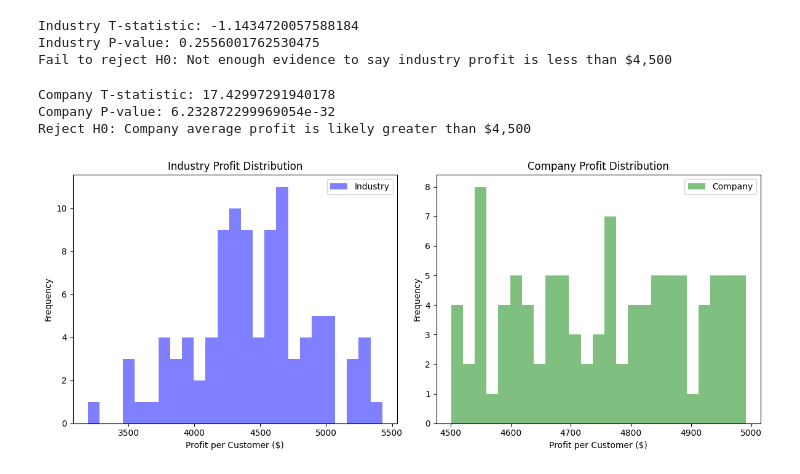
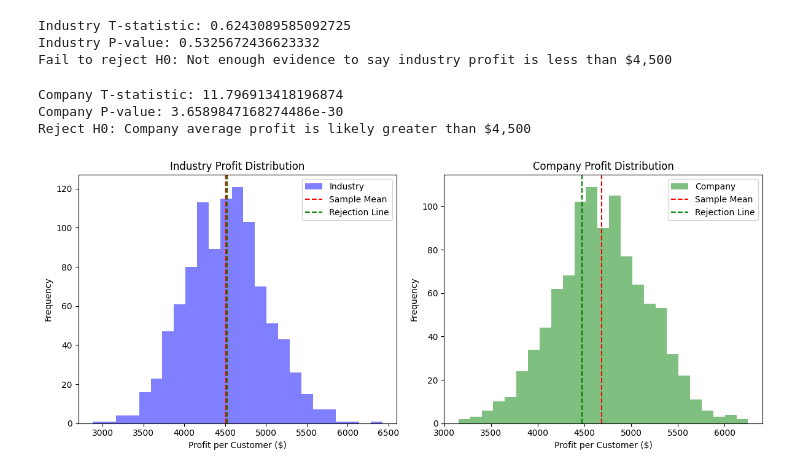
Before and after one commit to drpafowler/Module-4, a Jupyter notebook: hypothesitest.ipynb, the cells around one changed output. Cells and saved outputs as stored; diff of their text form; code cells hidden in the pictures.

Commit message:
better plots

```diff
--- a/hypothesitest.ipynb
+++ b/hypothesitest.ipynb
@@ -8,12 +8,12 @@ dont_panic = 42
 
 # Industry Data normally distributed with mean 4500 and standard deviation 500
 np.random.seed(dont_panic)
-industry_profit = np.random.normal(4500, 500, 100)
+industry_profit = np.random.normal(4500, 500, 1000)
 industry_mean = np.mean(industry_profit)
 
-# Company Data randomly generated between 4500 and 5000
-np.random.seed(dont_panic)
-company_profit = np.random.randint(4500, 5000, 100)
+# Company Data normally distributed with mean 4700 and standard deviation 500
+np.random.seed(dont_panic+3)
+company_profit = np.random.normal(4700, 500, 1000)
 company_mean = np.mean(company_profit)
 # %%
 # --- Hypothesis Test 1: Industry Claim ---
@@ -30,8 +30,8 @@ if p_value/2 < alpha:  # Divide p_value by 2 for a one-tailed test
 else:
     print("Fail to reject H0: Not enough evidence to say industry profit is less than $4,500")
 # %% [output]
-Industry T-statistic: -1.1434720057588184
-Industry P-value: 0.2556001762530475
+Industry T-statistic: 0.6243089585092725
+Industry P-value: 0.5325672436623332
 Fail to reject H0: Not enough evidence to say industry profit is less than $4,500
 # %%
 
@@ -50,28 +50,38 @@ if p_value/2 < alpha:  # Divide p_value by 2 for a one-tailed test
 else:
     print("Fail to reject H0: Not enough evidence to say company profit exceeds $4,500")
 # %% [output]
-Company T-statistic: 17.42997291940178
-Company P-value: 6.232872299969054e-32
+Company T-statistic: 11.796913418196874
+Company P-value: 3.6589847168274486e-30
 Reject H0: Company average profit is likely greater than $4,500
 # %%
-# --- Histogram with Confidence Intervals ---
+import scipy.stats as stats
+
+# Calculate the critical t-value for a one-tailed test at alpha = 0.05
+critical_t = stats.t.ppf(0.05, df=len(industry_profit)-1)
+critical_t_company = stats.t.ppf(0.05, df=len(company_profit)-1)
+
+# --- Histogram ---
 plt.figure(figsize=(12, 5))
 
 plt.subplot(1, 2, 1)
 plt.hist(industry_profit, bins=25, alpha=0.5, color='blue', label='Industry')
+plt.axvline(x=industry_mean, color='red', linestyle='--', label='Sample Mean')
+plt.axvline(x=4500 - critical_t * np.std(industry_profit) / np.sqrt(len(industry_profit)), color='green', linestyle='--', label='Rejection Line')
 plt.xlabel('Profit per Customer ($)')
 plt.ylabel('Frequency')
 plt.title('Industry Profit Distribution')
 plt.legend()
 
 plt.subplot(1, 2, 2)
 plt.hist(company_profit, bins=25, alpha=0.5, color='green', label='Company')
+plt.axvline(x=company_mean, color='red', linestyle='--', label='Sample Mean')
+plt.axvline(x=4500 + critical_t_company * np.std(company_profit) / np.sqrt(len(company_profit)), color='green', linestyle='--', label='Rejection Line')
 plt.xlabel('Profit per Customer ($)')
 plt.ylabel('Frequency')
 plt.title('Company Profit Distribution')
 plt.legend()
 
 plt.tight_layout()
 plt.show()
 # %% [output]
-[figure, old version]
+[figure, new version]
```
